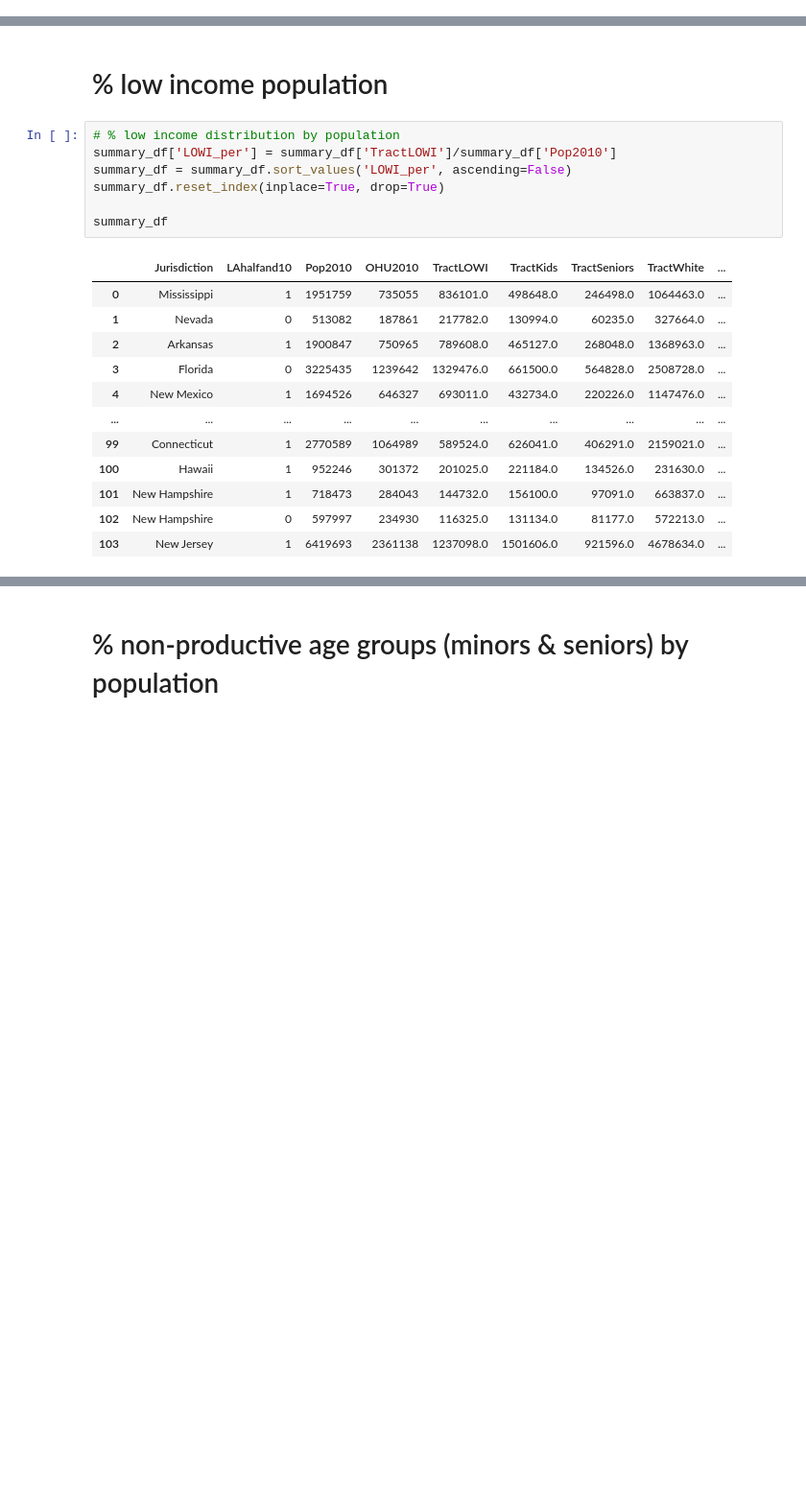
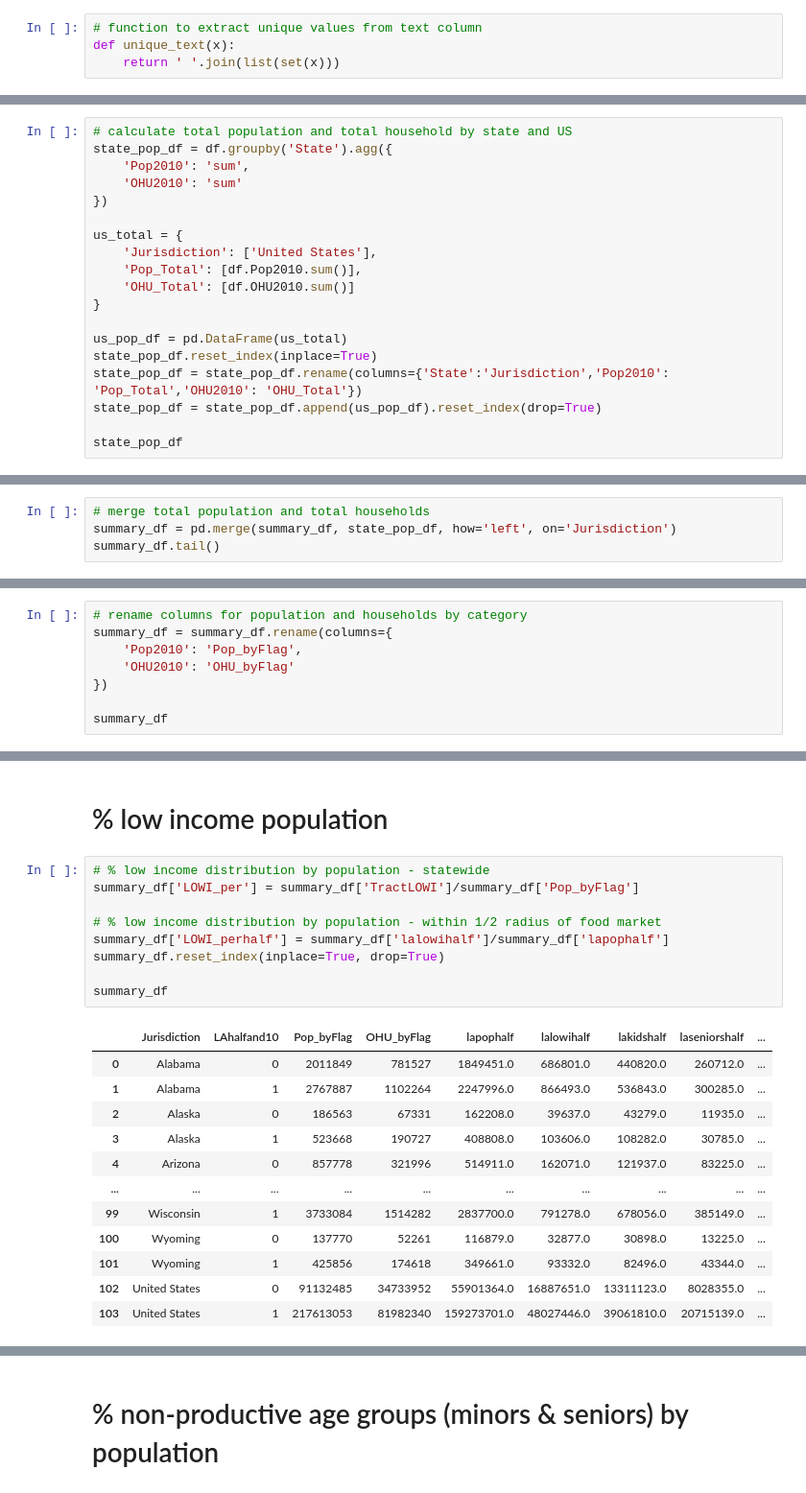
Before and after one commit to meeyoungPH/food-insecurity-machine-learning, a Jupyter notebook: static/data/state_summary_etl.ipynb, the cells around one changed output, grey strips where cells are left out. Shown at 96% size. Drawn from its saved outputs; the diff is of its cells as text; blank space fills up the shorter version.

Commit message:
added half mile metrics and fips to summary

```diff
--- a/static/data/state_summary_etl.ipynb
+++ b/static/data/state_summary_etl.ipynb
@@ -43,6 +43,10 @@ df.head()
 print(df.columns.tolist())
 # %% [output]
 ['CensusTract', 'State', 'County', 'Urban', 'Pop2010', 'OHU2010', 'GroupQuartersFlag', 'NUMGQTRS', 'PCTGQTRS', 'LILATracts_1And10', 'LILATracts_halfAnd10', 'LILATracts_1And20', 'LILATracts_Vehicle', ' ...
+# %%
+# function to extract unique values from text column
+def unique_text(x):
+    return ' '.join(list(set(x)))
 # %%
 # summarize total number of population or households in selected features by STATE and LAhalfand10 (flag for low food access)
 state_summary_df = df.groupby(['State','LAhalfand10']).agg({
@@ -115,0 +151,19 @@ us_summary_df
+# %%
+# calculate total population and total household by state and US
+state_pop_df = df.groupby('State').agg({
+    'Pop2010': 'sum',
+    'OHU2010': 'sum'
+})
+
+us_total = {
+    'Jurisdiction': ['United States'],
+    'Pop_Total': [df.Pop2010.sum()],
+    'OHU_Total': [df.OHU2010.sum()]
+}
+
+us_pop_df = pd.DataFrame(us_total)
+state_pop_df.reset_index(inplace=True)
+state_pop_df = state_pop_df.rename(columns={'State':'Jurisdiction','Pop2010': 'Pop_Total','OHU2010': 'OHU_Total'})
+state_pop_df = state_pop_df.append(us_pop_df).reset_index(drop=True)
+
+state_pop_df
@@ -127,0 +201,4 @@ summary_df.tail()
+# %%
+# merge total population and total households
+summary_df = pd.merge(summary_df, state_pop_df, how='left', on='Jurisdiction')
+summary_df.tail()
@@ -127,0 +213,8 @@ summary_df.tail()
+# %%
+# rename columns for population and households by category
+summary_df = summary_df.rename(columns={
+    'Pop2010': 'Pop_byFlag',
+    'OHU2010': 'OHU_byFlag'
+})
+
+summary_df
@@ -148,22 +255,24 @@ summary_df.tail()
 # %% [markdown]
 # % low income population
 # %%
-# % low income distribution by population
-summary_df['LOWI_per'] = summary_df['TractLOWI']/summary_df['Pop2010']
-summary_df = summary_df.sort_values('LOWI_per', ascending=False)
+# % low income distribution by population - statewide
+summary_df['LOWI_per'] = summary_df['TractLOWI']/summary_df['Pop_byFlag']
+
+# % low income distribution by population - within 1/2 radius of food market
+summary_df['LOWI_perhalf'] = summary_df['lalowihalf']/summary_df['lapophalf']
 summary_df.reset_index(inplace=True, drop=True)
 
 summary_df
 # %% [output]
-|  | Jurisdiction | LAhalfand10 | Pop2010 | OHU2010 | TractLOWI | TractKids | TractSeniors | TractWhite | ... |
-| 0 | Mississippi | 1 | 1951759 | 735055 | 836101.0 | 498648.0 | 246498.0 | 1064463.0 | ... |
-| 1 | Nevada | 0 | 513082 | 187861 | 217782.0 | 130994.0 | 60235.0 | 327664.0 | ... |
-| 2 | Arkansas | 1 | 1900847 | 750965 | 789608.0 | 465127.0 | 268048.0 | 1368963.0 | ... |
-| 3 | Florida | 0 | 3225435 | 1239642 | 1329476.0 | 661500.0 | 564828.0 | 2508728.0 | ... |
-| 4 | New Mexico | 1 | 1694526 | 646327 | 693011.0 | 432734.0 | 220226.0 | 1147476.0 | ... |
+|  | Jurisdiction | LAhalfand10 | Pop_byFlag | OHU_byFlag | lapophalf | lalowihalf | lakidshalf | laseniorshalf | ... |
+| 0 | Alabama | 0 | 2011849 | 781527 | 1849451.0 | 686801.0 | 440820.0 | 260712.0 | ... |
+| 1 | Alabama | 1 | 2767887 | 1102264 | 2247996.0 | 866493.0 | 536843.0 | 300285.0 | ... |
+| 2 | Alaska | 0 | 186563 | 67331 | 162208.0 | 39637.0 | 43279.0 | 11935.0 | ... |
+| 3 | Alaska | 1 | 523668 | 190727 | 408808.0 | 103606.0 | 108282.0 | 30785.0 | ... |
+| 4 | Arizona | 0 | 857778 | 321996 | 514911.0 | 162071.0 | 121937.0 | 83225.0 | ... |
 | ... | ... | ... | ... | ... | ... | ... | ... | ... | ... |
-| 99 | Connecticut | 1 | 2770589 | 1064989 | 589524.0 | 626041.0 | 406291.0 | 2159021.0 | ... |
-| 100 | Hawaii | 1 | 952246 | 301372 | 201025.0 | 221184.0 | 134526.0 | 231630.0 | ... |
-| 101 | New Hampshire | 1 | 718473 | 284043 | 144732.0 | 156100.0 | 97091.0 | 663837.0 | ... |
-| 102 | New Hampshire | 0 | 597997 | 234930 | 116325.0 | 131134.0 | 81177.0 | 572213.0 | ... |
-| 103 | New Jersey | 1 | 6419693 | 2361138 | 1237098.0 | 1501606.0 | 921596.0 | 4678634.0 | ... |
+| 99 | Wisconsin | 1 | 3733084 | 1514282 | 2837700.0 | 791278.0 | 678056.0 | 385149.0 | ... |
+| 100 | Wyoming | 0 | 137770 | 52261 | 116879.0 | 32877.0 | 30898.0 | 13225.0 | ... |
+| 101 | Wyoming | 1 | 425856 | 174618 | 349661.0 | 93332.0 | 82496.0 | 43344.0 | ... |
+| 102 | United States | 0 | 91132485 | 34733952 | 55901364.0 | 16887651.0 | 13311123.0 | 8028355.0 | ... |
+| 103 | United States | 1 | 217613053 | 81982340 | 159273701.0 | 48027446.0 | 39061810.0 | 20715139.0 | ... |
```
Also changed, not shown: parts of 26 cells of this notebook.
